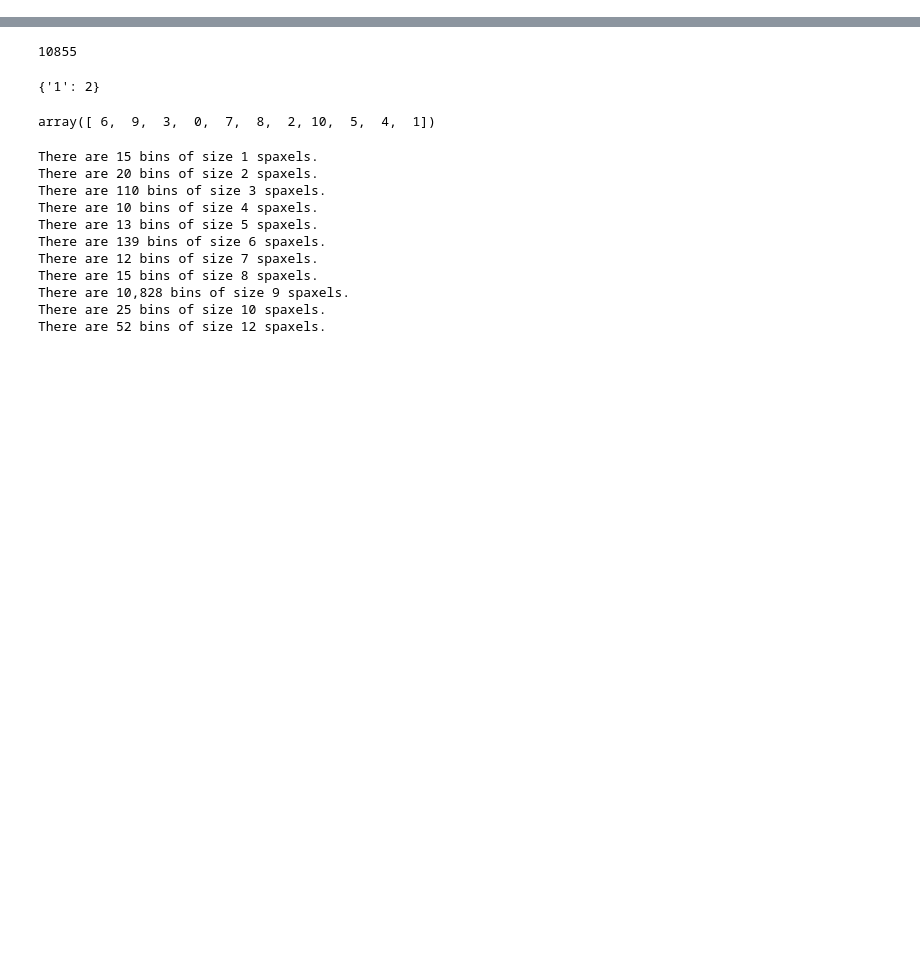
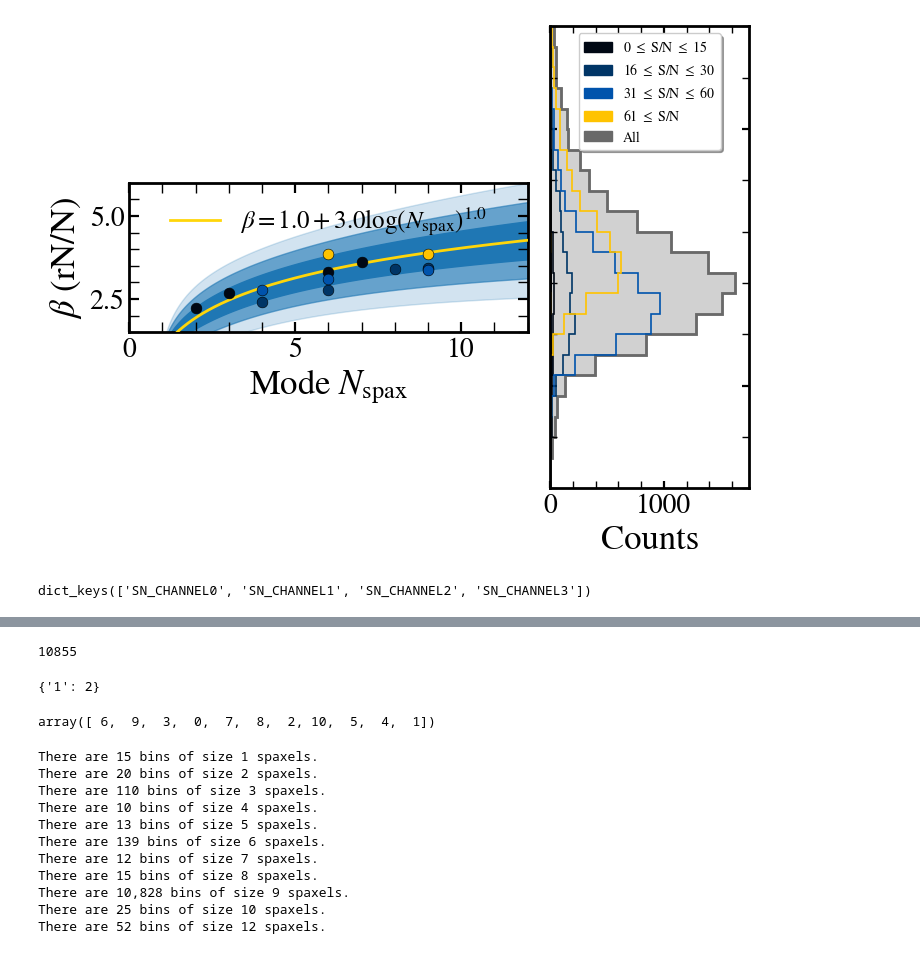
Before and after one commit to aj-pitts/NaI_analysis, a Jupyter notebook: Testing.ipynb, the cells around one changed output, grey strips where cells are left out. Cells and saved outputs as stored; diff of their text form; code cells hidden in the pictures; blank space fills up the shorter version.

```diff
--- a/Testing.ipynb
+++ b/Testing.ipynb
@@ -10,0 +33,19 @@ import os
+# %%
+from astropy.cosmology import FlatLambdaCDM
+
+# Define the cosmological model parameters
+H0 = 70  # Hubble constant in km/s/Mpc
+Om0 = 0.3  # Matter density parameter
+
+# Create a FlatLambdaCDM cosmology instance
+cosmo = FlatLambdaCDM(H0=H0, Om0=Om0)
+
+# Compute the comoving distance to a redshift z
+z = 0.012  # Example redshift
+comoving_distance = cosmo.comoving_distance(z)
+print(f"Comoving distance to redshift {z}: {comoving_distance:.2f}")
+
+theta = (0.6 * u.arcsec).to(u.radian).value
+
+r = comoving_distance * theta
+print(r.to(u.pc))
@@ -1218,5 +1180,5 @@ class CubeData:
 # %%
-cube = CubeData(galname="NGC0289",bin_key="SQUARE0.6")
+cube = CubeData(galname="NGC4030",bin_key="SQUARE0.6")
 cube.get_beta()
 cube.create_beta_tables()
 # %% [output]
@@ -1348,0 +1243,3 @@ cube.make_scatter_plot_only(wvchannel,show_plot=True,save_plot=False)
+# %%
+cube.make_scatter_plot(9, show_plot=True, save_plot=False)
+# %% [output]
@@ -1348,0 +1256 @@ cube.make_scatter_plot_only(wvchannel,show_plot=True,save_plot=False)
+[figure, added]
@@ -1348,0 +1259,4 @@ cube.make_scatter_plot_only(wvchannel,show_plot=True,save_plot=False)
+# %%
+wvdict['WAVE_CHANNEL0']['beta_all_dict'].keys()
+# %% [output]
+dict_keys(['SN_CHANNEL0', 'SN_CHANNEL1', 'SN_CHANNEL2', 'SN_CHANNEL3'])
```
Also changed, not shown: parts of 18 cells of this notebook, 5 other files.
